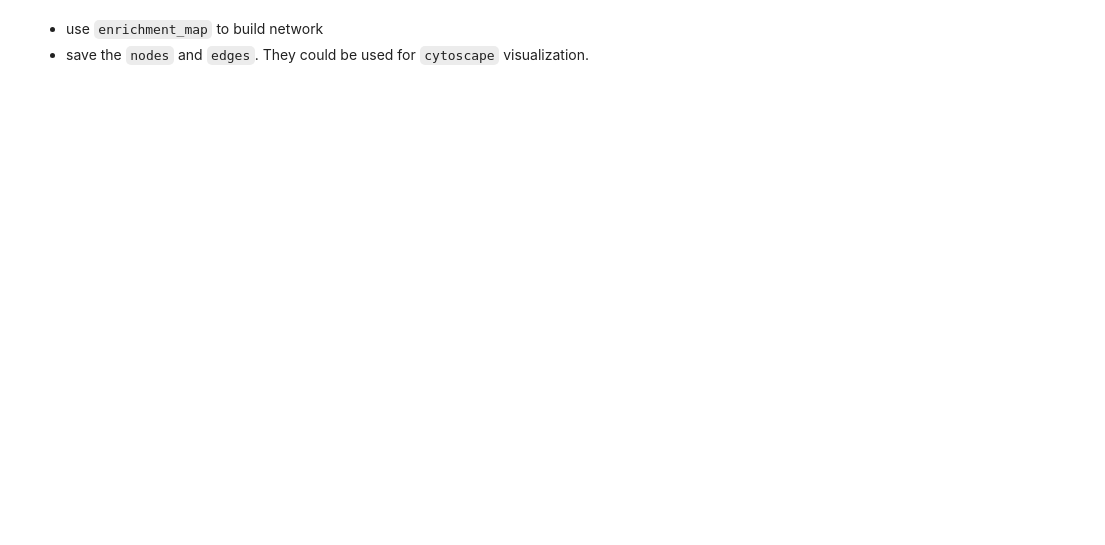
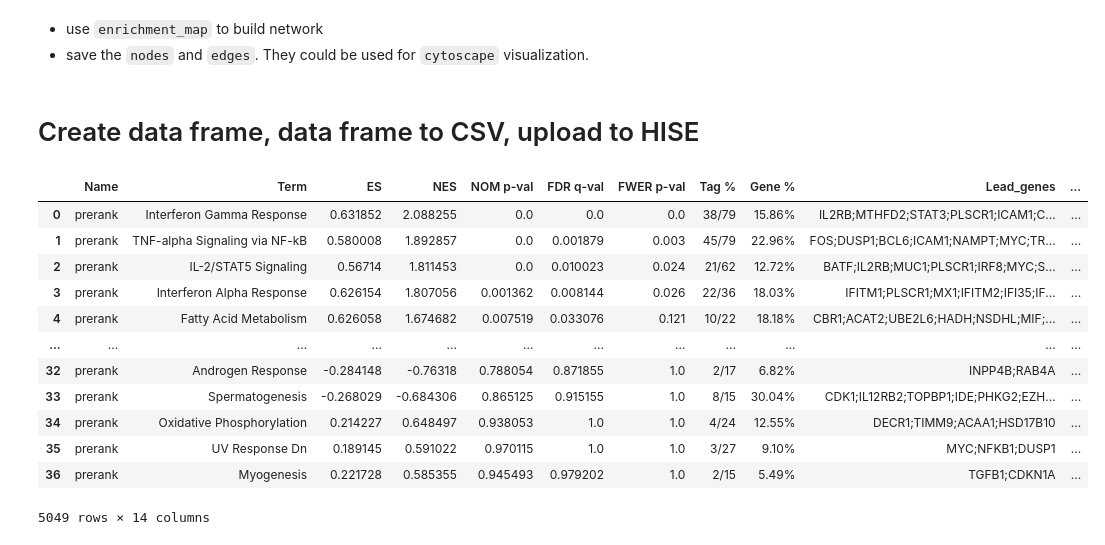
Before and after one commit to coreancutie/JAK-STAT, a Jupyter notebook: gseapy/gseapy_Hallmark_JW.ipynb, the cells around one changed output. Saved outputs shown, nothing was run; the diff lists cells and outputs as text; code cells hidden in the pictures; blank space fills up the shorter version.

Commit message:
uploading notebooks with csv -> HISE code

```diff
--- a/gseapy/gseapy_Hallmark_JW.ipynb
+++ b/gseapy/gseapy_Hallmark_JW.ipynb
@@ -631,0 +632,39 @@ plt.show()
+# %% [markdown]
+# Create data frame, data frame to CSV, upload to HISE
+# %%
+# empty list
+all_results = []
+
+# results table: pre_res.res2d already stores all scores
+
+for cell_type, drug_dict in gsea_res.items():
+    for drug, pre_res in drug_dict.items():
+        res = pre_res.res2d # results in rows with columns like Term, NES, FDR q-val, etc...
+
+        # Add more columns for detail
+        res["cell_type"] = cell_type
+        res["drug"] = drug
+        res["comparison"] = f"{drug} vs. DMSO"
+        res["gene_set"] = "Hallmark"   # Hallmark, KEGG, or Reactome
+
+        # Add to dataframe
+        all_results.append(res)
+
+# Create a data frame
+gseapy_Hallmark_results_df = pd.concat(all_results)
+# %%
+gseapy_Hallmark_results_df
+# %% [output]
+|  | Name | Term | ES | NES | NOM p-val | FDR q-val | FWER p-val | Tag % | Gene % | Lead_genes | ... |
+| 0 | prerank | Interferon Gamma Response | 0.631852 | 2.088255 | 0.0 | 0.0 | 0.0 | 38/79 | 15.86% | IL2RB;MTHFD2;STAT3;PLSCR1;ICAM1;C... | ... |
+| 1 | prerank | TNF-alpha Signaling via NF-kB | 0.580008 | 1.892857 | 0.0 | 0.001879 | 0.003 | 45/79 | 22.96% | FOS;DUSP1;BCL6;ICAM1;NAMPT;MYC;TR... | ... |
+| 2 | prerank | IL-2/STAT5 Signaling | 0.56714 | 1.811453 | 0.0 | 0.010023 | 0.024 | 21/62 | 12.72% | BATF;IL2RB;MUC1;PLSCR1;IRF8;MYC;S... | ... |
+| 3 | prerank | Interferon Alpha Response | 0.626154 | 1.807056 | 0.001362 | 0.008144 | 0.026 | 22/36 | 18.03% | IFITM1;PLSCR1;MX1;IFITM2;IFI35;IF... | ... |
+| 4 | prerank | Fatty Acid Metabolism | 0.626058 | 1.674682 | 0.007519 | 0.033076 | 0.121 | 10/22 | 18.18% | CBR1;ACAT2;UBE2L6;HADH;NSDHL;MIF;... | ... |
+| ... | ... | ... | ... | ... | ... | ... | ... | ... | ... | ... | ... |
+| 32 | prerank | Androgen Response | -0.284148 | -0.76318 | 0.788054 | 0.871855 | 1.0 | 2/17 | 6.82% | INPP4B;RAB4A | ... |
+| 33 | prerank | Spermatogenesis | -0.268029 | -0.684306 | 0.865125 | 0.915155 | 1.0 | 8/15 | 30.04% | CDK1;IL12RB2;TOPBP1;IDE;PHKG2;EZH... | ... |
+| 34 | prerank | Oxidative Phosphorylation | 0.214227 | 0.648497 | 0.938053 | 1.0 | 1.0 | 4/24 | 12.55% | DECR1;TIMM9;ACAA1;HSD17B10 | ... |
+| 35 | prerank | UV Response Dn | 0.189145 | 0.591022 | 0.970115 | 1.0 | 1.0 | 3/27 | 9.10% | MYC;NFKB1;DUSP1 | ... |
+| 36 | prerank | Myogenesis | 0.221728 | 0.585355 | 0.945493 | 0.979202 | 1.0 | 2/15 | 5.49% | TGFB1;CDKN1A | ... |
+5049 rows × 14 columns
```
Also changed, not shown: parts of 14 cells of this notebook, 2 other files.
